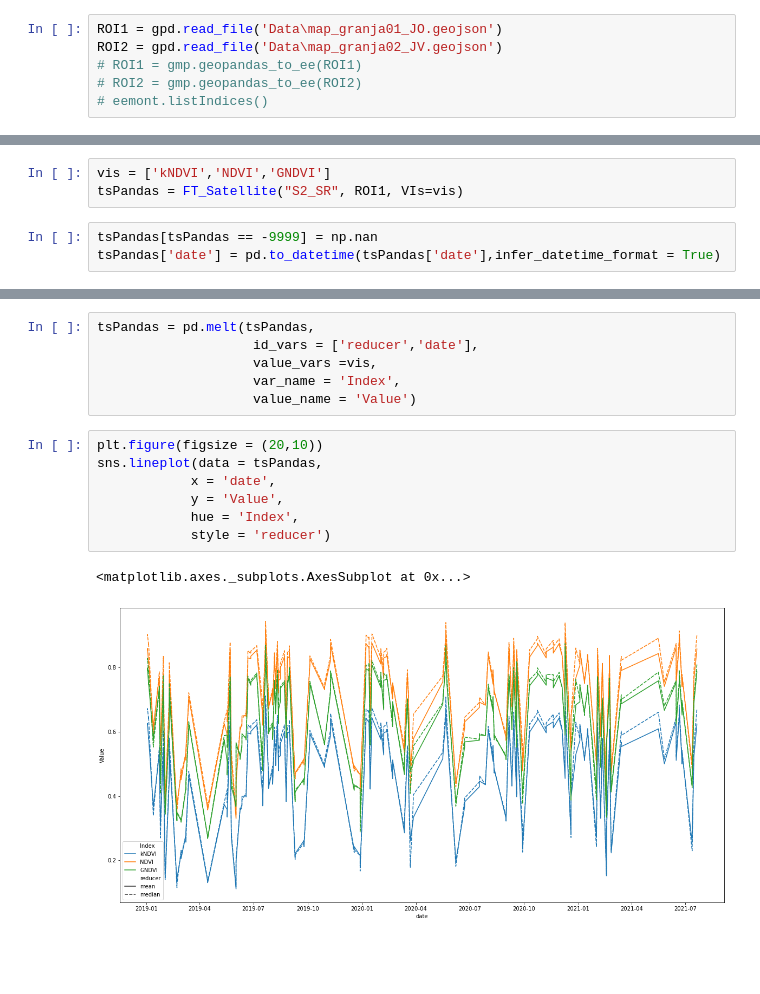
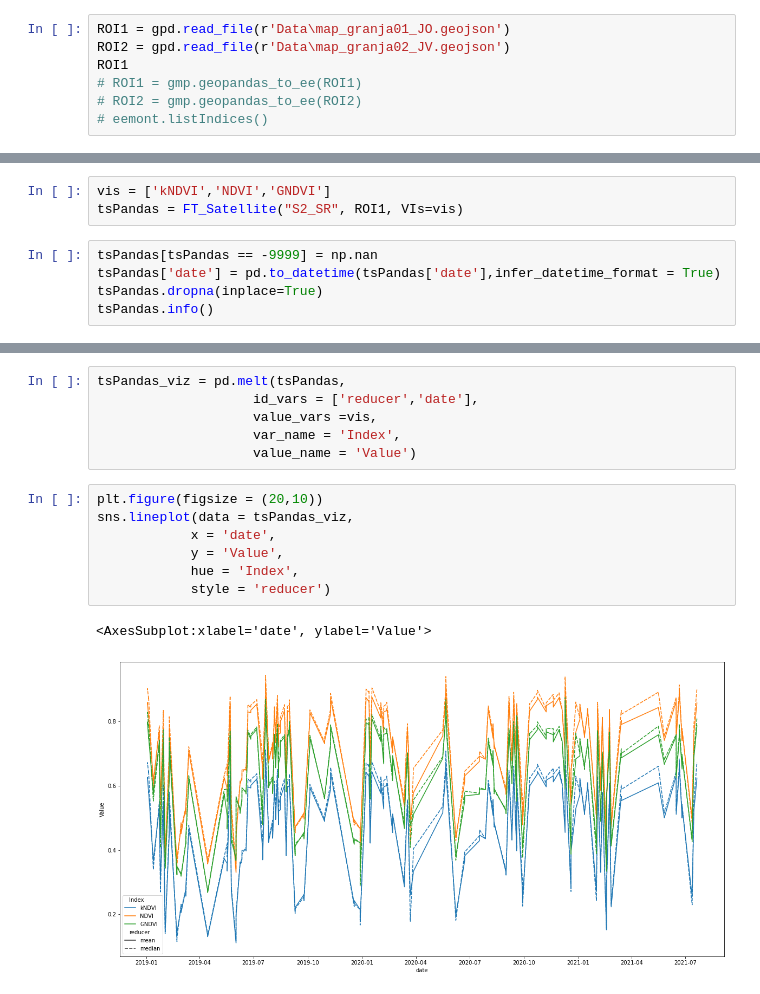
Before and after one commit to frandak2/Satellite_Time_series, a Jupyter notebook: Notebook/02-Feature Extraction.ipynb, the cells around one changed output, grey strips where cells are left out. Cells and saved outputs as stored; diff of their text form; blank space fills up the shorter version.

```diff
--- a/Notebook/02-Feature Extraction.ipynb
+++ b/Notebook/02-Feature Extraction.ipynb
@@ -38,6 +31,7 @@ os.chdir(path)
 # %%
-ROI1 = gpd.read_file('Data\map_granja01_JO.geojson')
-ROI2 = gpd.read_file('Data\map_granja02_JV.geojson')
+ROI1 = gpd.read_file(r'Data\map_granja01_JO.geojson')
+ROI2 = gpd.read_file(r'Data\map_granja02_JV.geojson')
+ROI1
 # ROI1 = gmp.geopandas_to_ee(ROI1)
 # ROI2 = gmp.geopandas_to_ee(ROI2)
 # eemont.listIndices()
@@ -70,3 +67,5 @@ tsPandas = FT_Satellite("S2_SR", ROI1, VIs=vis)
 # %%
 tsPandas[tsPandas == -9999] = np.nan
 tsPandas['date'] = pd.to_datetime(tsPandas['date'],infer_datetime_format = True)
+tsPandas.dropna(inplace=True)
+tsPandas.info()
@@ -73,16 +85,16 @@ tsPandas['date'] = pd.to_datetime(tsPandas['date'],infer_datetime_format = True)
 # %%
-tsPandas = pd.melt(tsPandas,
+tsPandas_viz = pd.melt(tsPandas,
                     id_vars = ['reducer','date'],
                     value_vars =vis,
                     var_name = 'Index',
                     value_name = 'Value')
 # %%
 plt.figure(figsize = (20,10))
-sns.lineplot(data = tsPandas,
+sns.lineplot(data = tsPandas_viz,
             x = 'date',
             y = 'Value',
             hue = 'Index',
             style = 'reducer')
 # %% [output]
-<matplotlib.axes._subplots.AxesSubplot at 0x...>
+<AxesSubplot:xlabel='date', ylabel='Value'>
-[figure, old version]
+[figure, new version]
```
Also changed, not shown: parts of 11 cells of this notebook, 2 other files.
